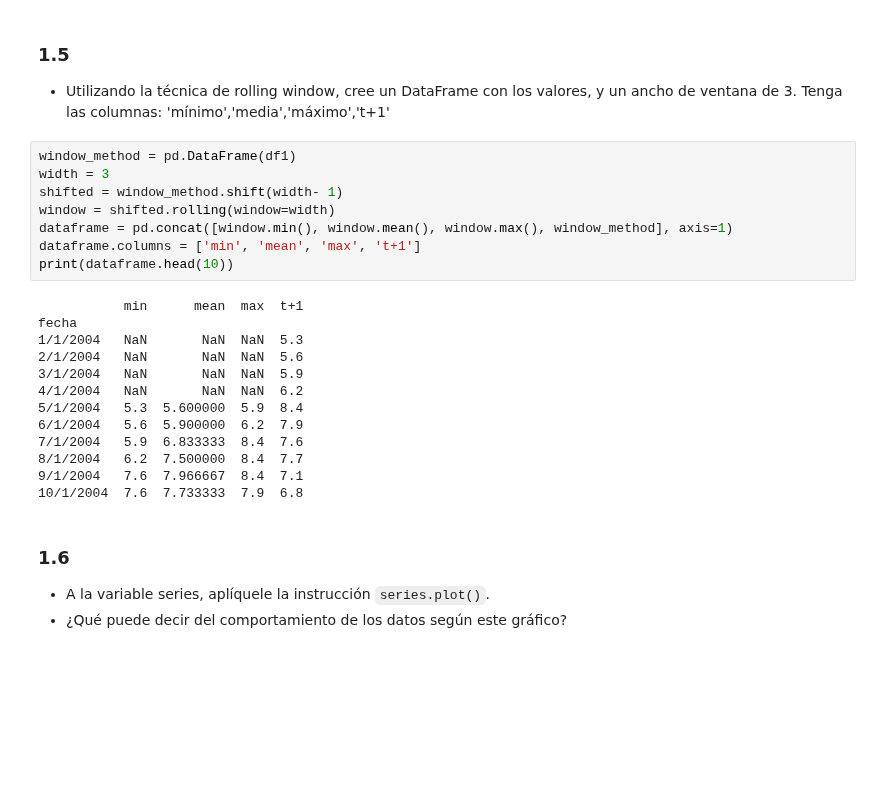
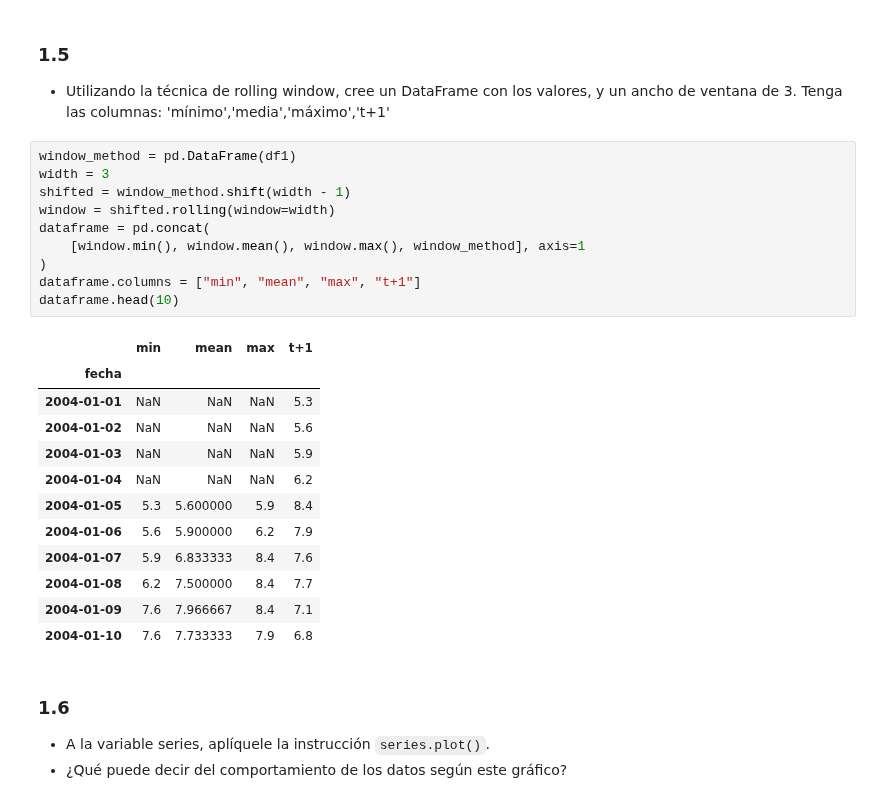
Before and after one commit to datwaft/aprendizaje_automatico, a Jupyter notebook: Trabajo_Corto_1.ipynb, the cells around one changed output. Drawn from its saved outputs; the diff is of its cells as text; blank space fills up the shorter version.

```diff
--- a/Trabajo_Corto_1.ipynb
+++ b/Trabajo_Corto_1.ipynb
@@ -125,24 +133,26 @@ lag_features.head(7)
 # %%
 window_method = pd.DataFrame(df1)
 width = 3
-shifted = window_method.shift(width- 1)
+shifted = window_method.shift(width - 1)
 window = shifted.rolling(window=width)
-dataframe = pd.concat([window.min(), window.mean(), window.max(), window_method], axis=1)
-dataframe.columns = ['min', 'mean', 'max', 't+1']
-print(dataframe.head(10))
+dataframe = pd.concat(
+    [window.min(), window.mean(), window.max(), window_method], axis=1
+)
+dataframe.columns = ["min", "mean", "max", "t+1"]
+dataframe.head(10)
 # %% [output]
-           min      mean  max  t+1
-fecha
-1/1/2004   NaN       NaN  NaN  5.3
-2/1/2004   NaN       NaN  NaN  5.6
-3/1/2004   NaN       NaN  NaN  5.9
-4/1/2004   NaN       NaN  NaN  6.2
-5/1/2004   5.3  5.600000  5.9  8.4
-6/1/2004   5.6  5.900000  6.2  7.9
-7/1/2004   5.9  6.833333  8.4  7.6
-8/1/2004   6.2  7.500000  8.4  7.7
-9/1/2004   7.6  7.966667  8.4  7.1
-10/1/2004  7.6  7.733333  7.9  6.8
+|  | min | mean | max | t+1 |
+| fecha |  |  |  |  |
+| 2004-01-01 | NaN | NaN | NaN | 5.3 |
+| 2004-01-02 | NaN | NaN | NaN | 5.6 |
+| 2004-01-03 | NaN | NaN | NaN | 5.9 |
+| 2004-01-04 | NaN | NaN | NaN | 6.2 |
+| 2004-01-05 | 5.3 | 5.600000 | 5.9 | 8.4 |
+| 2004-01-06 | 5.6 | 5.900000 | 6.2 | 7.9 |
+| 2004-01-07 | 5.9 | 6.833333 | 8.4 | 7.6 |
+| 2004-01-08 | 6.2 | 7.500000 | 8.4 | 7.7 |
+| 2004-01-09 | 7.6 | 7.966667 | 8.4 | 7.1 |
+| 2004-01-10 | 7.6 | 7.733333 | 7.9 | 6.8 |
 # %% [markdown]
 ### 1.6
 - A la variable series, aplíquele la instrucción `series.plot()`.
```
Also changed, not shown: parts of 20 cells of this notebook.
